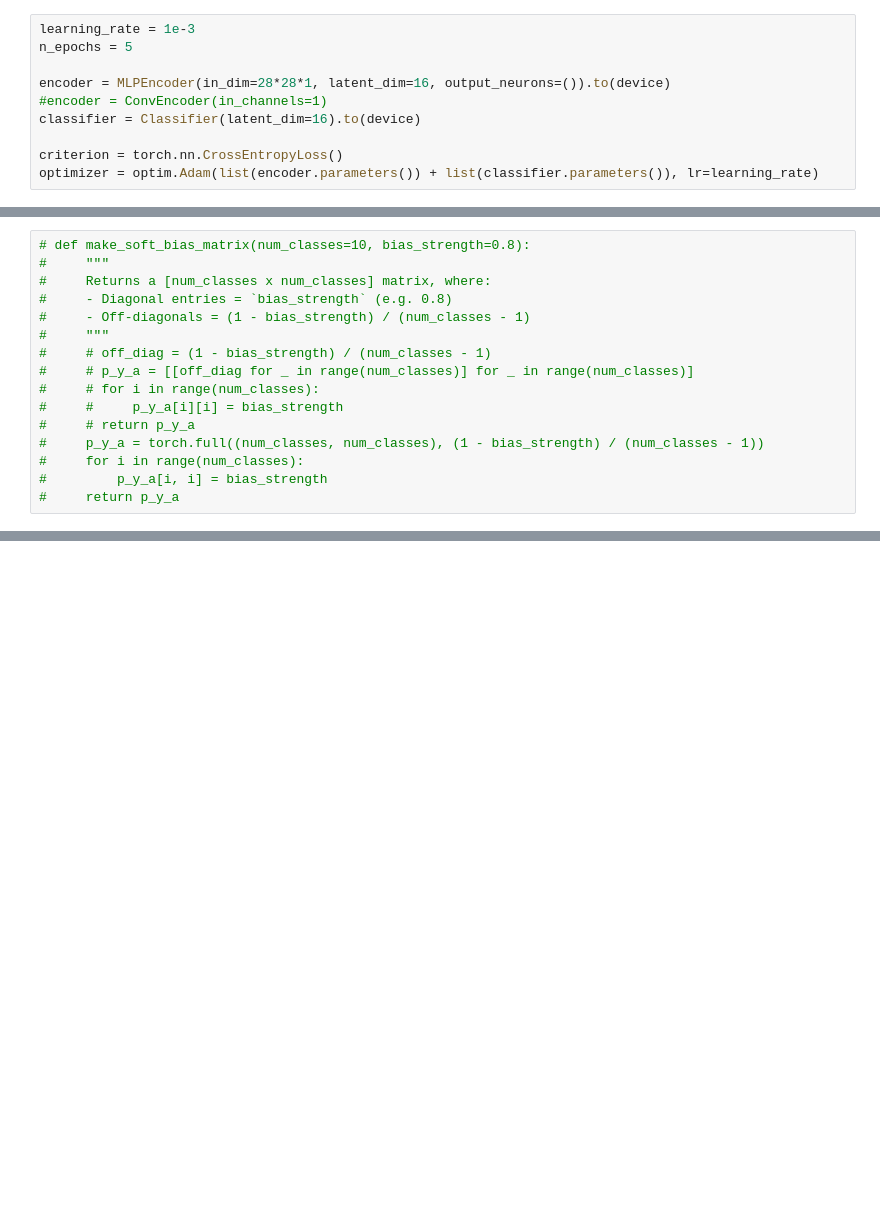
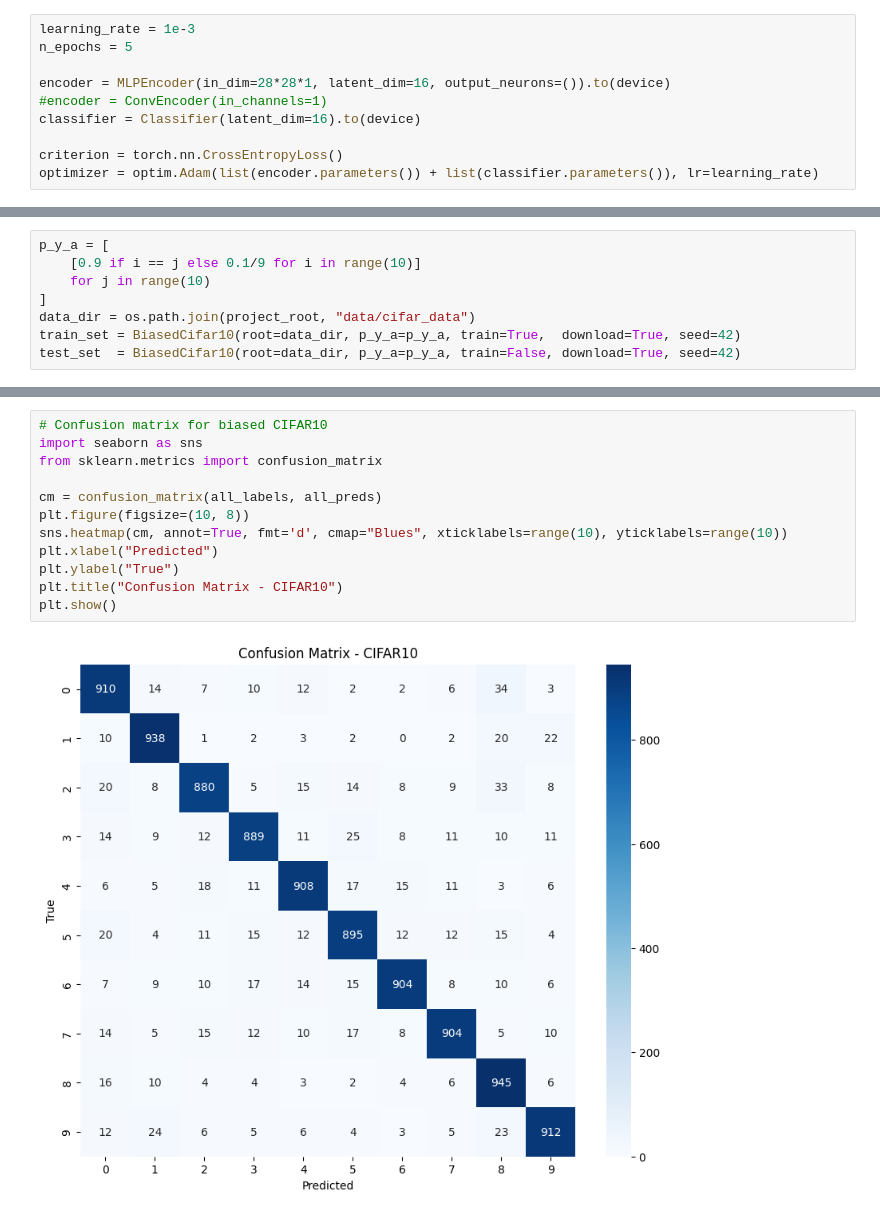
Before and after one commit to Vinschers/LAFTR, a Jupyter notebook: train/training_original2.ipynb, the cells around one changed output, grey strips where cells are left out. Cells and saved outputs as stored; diff of their text form; blank space fills up the shorter version.

Commit message:
Update BiasedDataset, ConvEncoderCIFAR, and training notebook with the results of biased CIFAR10

```diff
--- a/train/training_original2.ipynb
+++ b/train/training_original2.ipynb
@@ -148,18 +148,10 @@ print(classification_report(all_labels, all_preds, target_names=["Even", "Odd"])
    macro avg       0.90      0.90      0.90     10000
 weighted avg       0.90      0.90      0.90     10000
 # %%
-# def make_soft_bias_matrix(num_classes=10, bias_strength=0.8):
-#     """
-#     Returns a [num_classes x num_classes] matrix, where:
-#     - Diagonal entries = `bias_strength` (e.g. 0.8)
-#     - Off-diagonals = (1 - bias_strength) / (num_classes - 1)
-#     """
-#     # off_diag = (1 - bias_strength) / (num_classes - 1)
-#     # p_y_a = [[off_diag for _ in range(num_classes)] for _ in range(num_classes)]
-#     # for i in range(num_classes):
-#     #     p_y_a[i][i] = bias_strength
-#     # return p_y_a
-#     p_y_a = torch.full((num_classes, num_classes), (1 - bias_strength) / (num_classes - 1))
-#     for i in range(num_classes):
-#         p_y_a[i, i] = bias_strength
-#     return p_y_a
+p_y_a = [
+    [0.9 if i == j else 0.1/9 for i in range(10)]
+    for j in range(10)
+]
+data_dir = os.path.join(project_root, "data/cifar_data")
+train_set = BiasedCifar10(root=data_dir, p_y_a=p_y_a, train=True,  download=True, seed=42)
+test_set  = BiasedCifar10(root=data_dir, p_y_a=p_y_a, train=False, download=True, seed=42)
@@ -219,0 +213,14 @@ weighted avg       0.90      0.90      0.90     10000
+# %%
+# Confusion matrix for biased CIFAR10
+import seaborn as sns
+from sklearn.metrics import confusion_matrix
+
+cm = confusion_matrix(all_labels, all_preds)
+plt.figure(figsize=(10, 8))
+sns.heatmap(cm, annot=True, fmt='d', cmap="Blues", xticklabels=range(10), yticklabels=range(10))
+plt.xlabel("Predicted")
+plt.ylabel("True")
+plt.title("Confusion Matrix - CIFAR10")
+plt.show()
+# %% [output]
+[figure, added]
```
Also changed, not shown: parts of 10 cells of this notebook, 1 other file.
